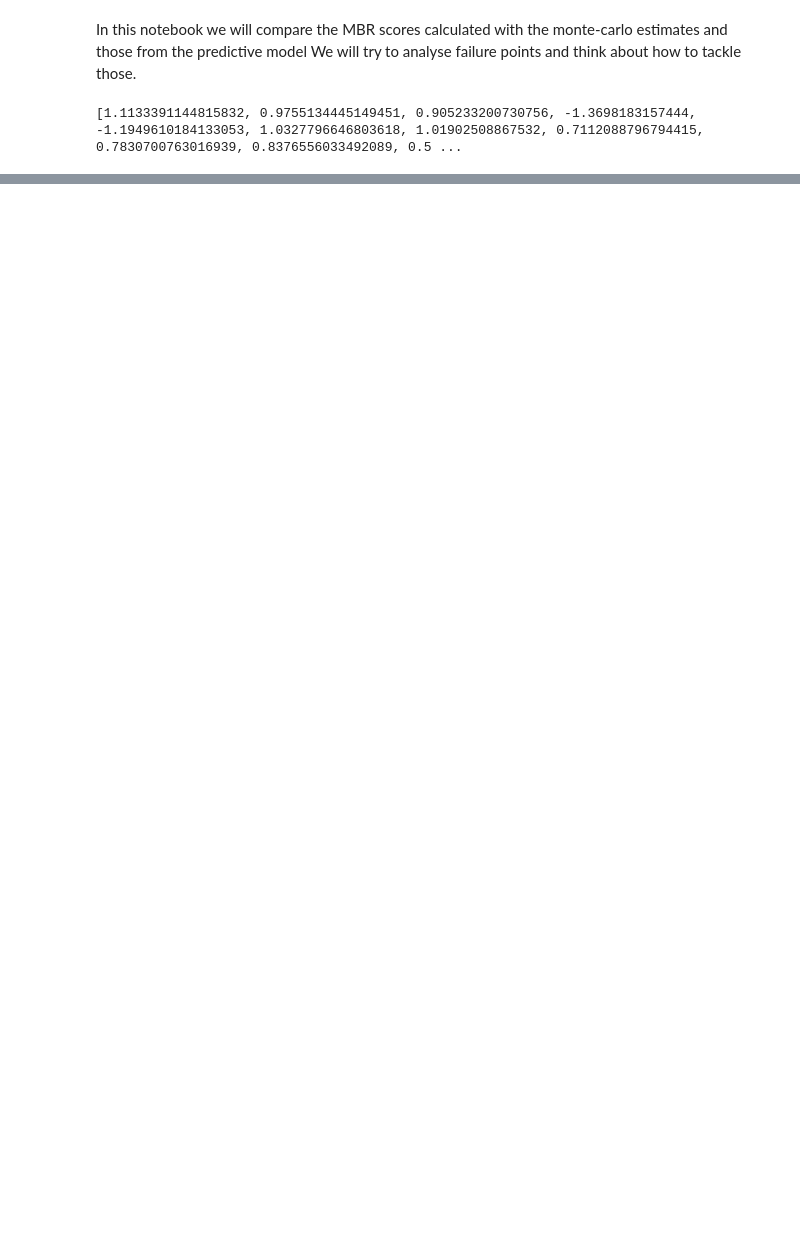
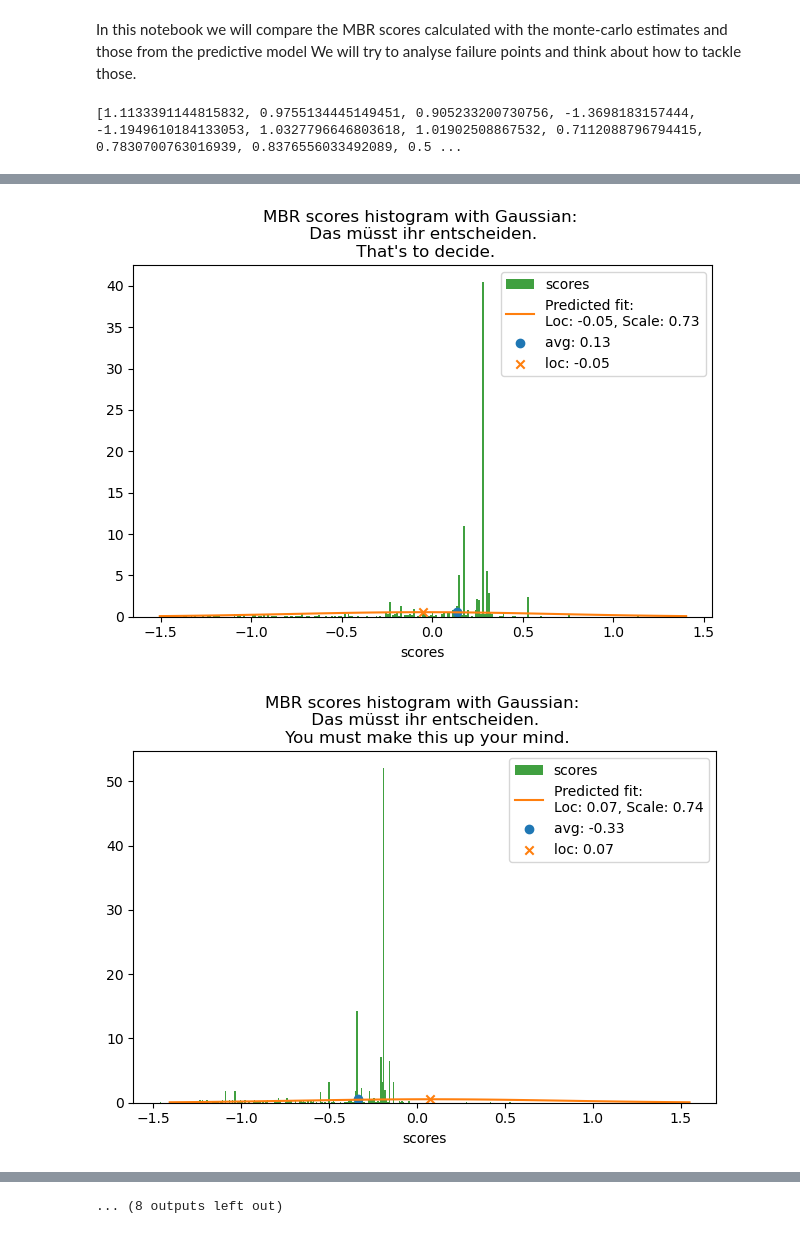
Before and after one commit to gersonfoks/master-thesis, a Jupyter notebook: notebooks/comparing MBR and predictive model.ipynb, the cells around one changed output, grey strips where cells are left out. Drawn from its saved outputs; the diff is of its cells as text; code cells hidden in the pictures; blank space fills up the shorter version.

```diff
--- a/notebooks/comparing MBR and predictive model.ipynb
+++ b/notebooks/comparing MBR and predictive model.ipynb
@@ -180,0 +153,4 @@ compare_random_scores(dataset.data, all_scores)
+# %%
+reference_scores = []
+for i, row in dataset.data.iterrows():
+    reference_scores.append(np.array(calculate_mbr_scores(row)))
@@ -180,0 +210,14 @@ compare_random_scores(dataset.data, all_scores)
+# %%
+entry_id = 190
+entry = dataset.data.iloc[entry_id]
+# %%
+def get_repeated_utils(utilities, count):
+
+    repeated_utils = []
+    for util in utilities:
+
+        r = []
+        for u, c in zip(util, count):
+            r += [u] * c
+        repeated_utils.append(r)
+    return repeated_utils
@@ -180,0 +266,31 @@ compare_random_scores(dataset.data, all_scores)
+# %%
+def compare_data_with_fit(data, fit, n_sources=5, n_hypotheses=4, seed=1):
+    np.random.seed(seed)
+    indices = np.random.choice(len(fit), size=n_sources)
+
+
+    for i in indices:
+        entry = data.iloc[i]
+        repeated_utils = get_repeated_utils(entry["utilities"], entry["utilities_count"])
+        hypotheses_indices = np.random.choice(len(entry["utilities"]), size=n_hypotheses)
+        for hypothesis_index in hypotheses_indices:
+            hypothesis = entry["hypotheses"][hypothesis_index]
+            target = entry["target"]
+            source = entry["source"]
+
+            utils = repeated_utils[hypothesis_index]
+
+            loc = fit[i]["loc"][hypothesis_index]
+            scale = fit[i]["scale"][hypothesis_index]
+
+            show_gaussian(loc, scale, utils, source, target, hypothesis, save=True, path="./test_imgs/")
+
+compare_data_with_fit(dataset.data, all_model_out, )
+# loc = all_model_out[entry_id]["loc"][4]
+# scale = all_model_out[entry_id]["scale"][4]
+# show_gaussian(loc, scale, repeated_utils[4])
+# print(loc)
+# print(scale)
+# %% [output]
+[figure, added]
+[figure, added]
@@ -180,0 +307 @@ compare_random_scores(dataset.data, all_scores)
+... (8 outputs left out)
```
Also changed, not shown: parts of 17 cells of this notebook, 54 other files.
